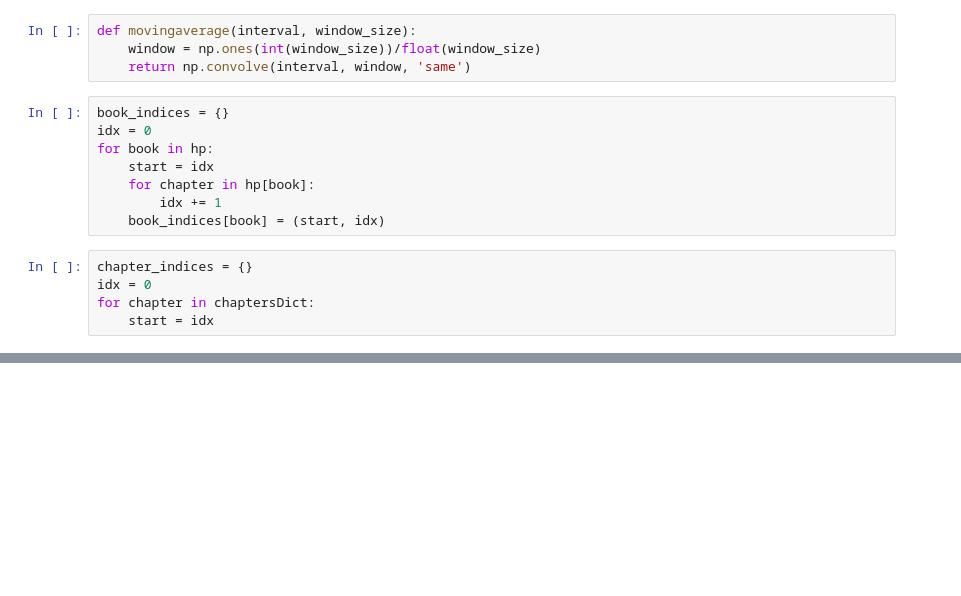
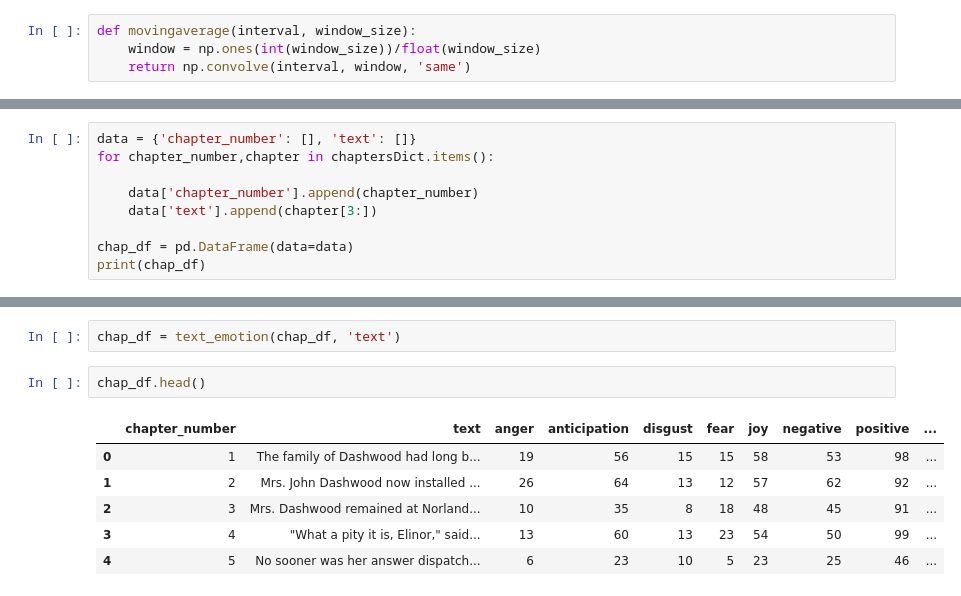
Before and after one commit to cruzer3008/Final-Year-Project, a Jupyter notebook: Any Book/Sentiment Analysis.ipynb, the cells around one changed output, grey strips where cells are left out. Drawn from its saved outputs; the diff is of its cells as text; blank space fills up the shorter version.

```diff
--- a/Any Book/Sentiment Analysis.ipynb
+++ b/Any Book/Sentiment Analysis.ipynb
@@ -154,16 +156,3 @@ print((compound_sentiments))
 def movingaverage(interval, window_size):
     window = np.ones(int(window_size))/float(window_size)
     return np.convolve(interval, window, 'same')
-# %%
-book_indices = {}
-idx = 0
-for book in hp:
-    start = idx
-    for chapter in hp[book]:
-        idx += 1
-    book_indices[book] = (start, idx)
-# %%
-chapter_indices = {}
-idx = 0
-for chapter in chaptersDict:
-    start = idx
@@ -197,0 +233,9 @@ Text(0, 0.5, 'Average Sentiment')
+# %%
+data = {'chapter_number': [], 'text': []}
+for chapter_number,chapter in chaptersDict.items():
+
+    data['chapter_number'].append(chapter_number)
+    data['text'].append(chapter[3:])
+
+chap_df = pd.DataFrame(data=data)
+print(chap_df)
@@ -197,0 +260,11 @@ Text(0, 0.5, 'Average Sentiment')
+# %%
+chap_df = text_emotion(chap_df, 'text')
+# %%
+chap_df.head()
+# %% [output]
+|  | chapter_number | text | anger | anticipation | disgust | fear | joy | negative | positive | ... |
+| 0 | 1 | The family of Dashwood had long b... | 19 | 56 | 15 | 15 | 58 | 53 | 98 | ... |
+| 1 | 2 | Mrs. John Dashwood now installed ... | 26 | 64 | 13 | 12 | 57 | 62 | 92 | ... |
+| 2 | 3 | Mrs. Dashwood remained at Norland... | 10 | 35 | 8 | 18 | 48 | 45 | 91 | ... |
+| 3 | 4 | "What a pity it is, Elinor," said... | 13 | 60 | 13 | 23 | 54 | 50 | 99 | ... |
+| 4 | 5 | No sooner was her answer dispatch... | 6 | 23 | 10 | 5 | 23 | 25 | 46 | ... |
```
Also changed, not shown: parts of 13 cells of this notebook, 1 other file.
